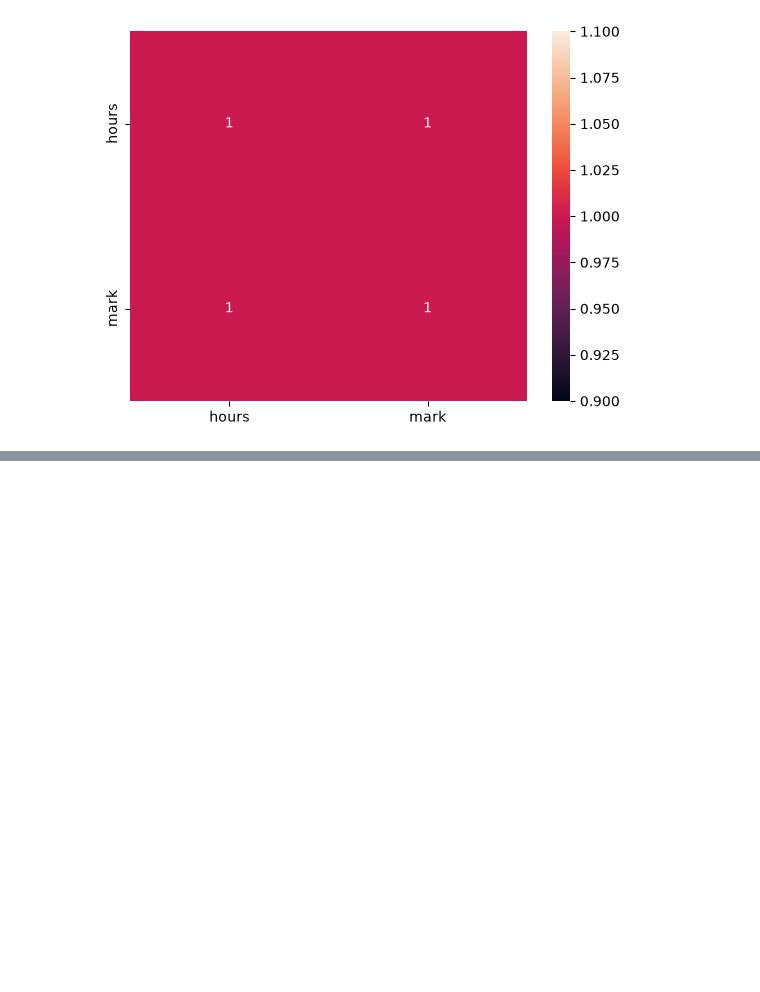
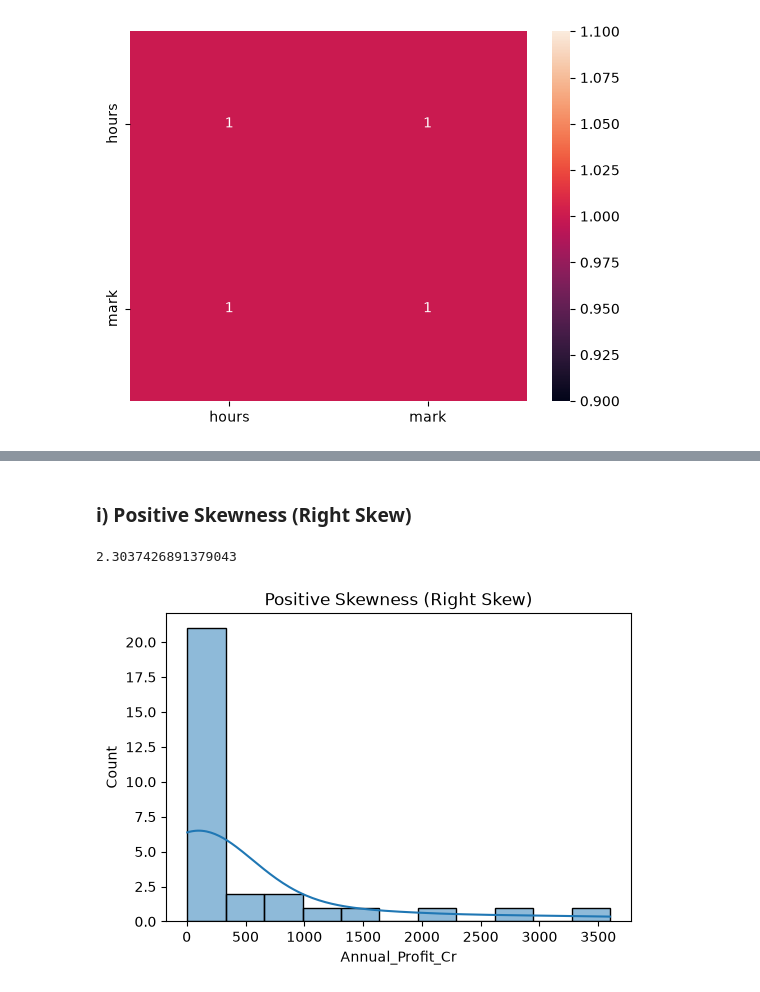
Before and after one commit to krish-hirani-001/data-science-learning-journey, a Jupyter notebook: 09_Statistics/descriptive_statistics.ipynb, the cells around one changed output, grey strips where cells are left out. Cells and saved outputs as stored; diff of their text form; code cells hidden in the pictures; blank space fills up the shorter version.

```diff
--- a/09_Statistics/descriptive_statistics.ipynb
+++ b/09_Statistics/descriptive_statistics.ipynb
@@ -271,0 +277,3 @@ plt.show()
+# %%
+df=pd.read_csv('data.csv')
+df.head(10)
@@ -271,0 +292,11 @@ plt.show()
+# %% [markdown]
+### i) Positive Skewness (Right Skew)
+# %%
+print(df['Annual_Profit_Cr'].skew())
+plt.figure(figsize=(6,4))
+sns.histplot(x='Annual_Profit_Cr',kde=True,data=df)
+plt.title("Positive Skewness (Right Skew)")
+plt.show()
+# %% [output]
+2.3037426891379043
+[figure, added]
```
Also changed, not shown: parts of 6 cells of this notebook, 3 other files.
